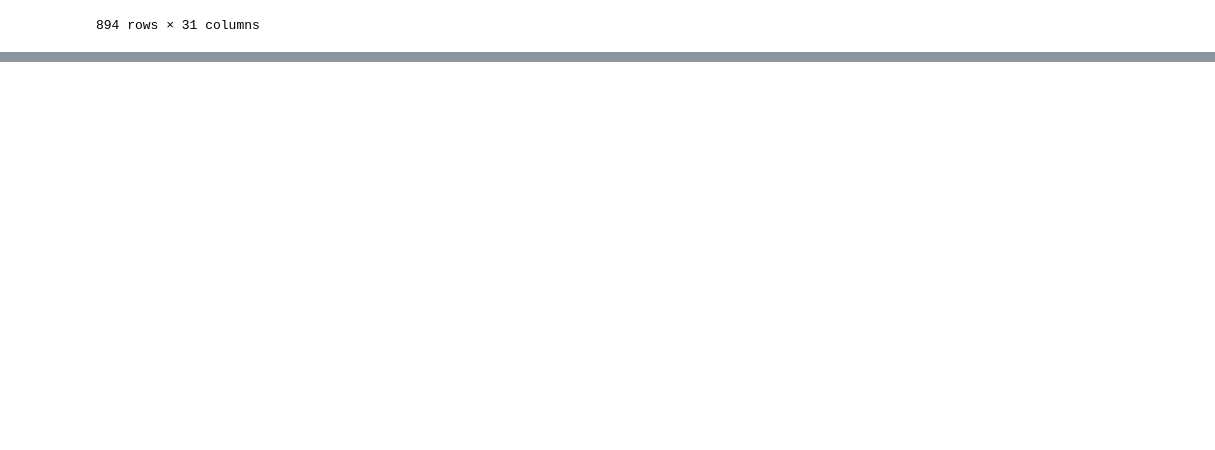
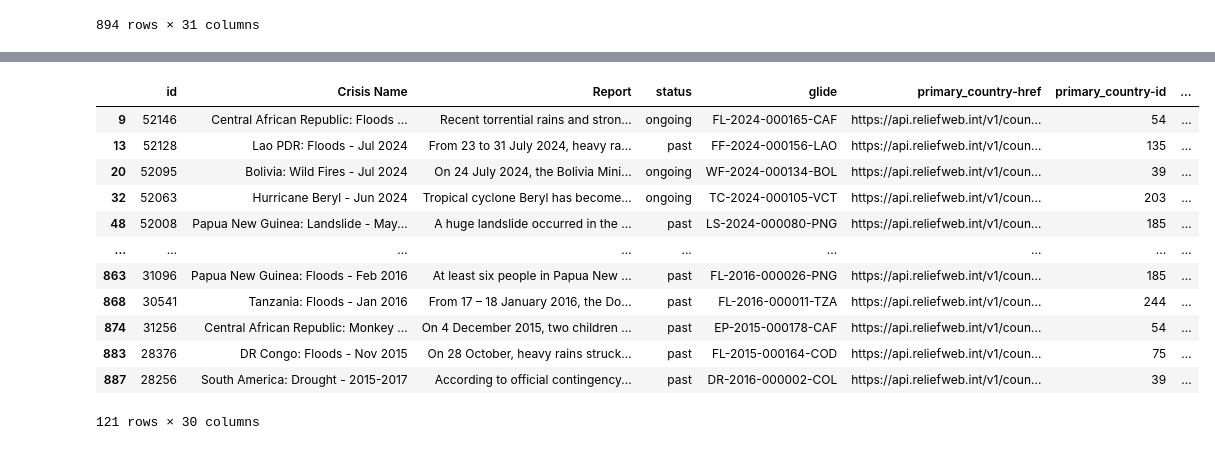
Before and after one commit to INFO3604-Project/DisasterOntology, a Jupyter notebook: dataset_cleaning/reliefweb_data_cleaning.ipynb, the cells around one changed output, grey strips where cells are left out. Saved outputs shown, nothing was run; the diff lists cells and outputs as text; code cells hidden in the pictures; blank space fills up the shorter version.

```diff
--- a/dataset_cleaning/reliefweb_data_cleaning.ipynb
+++ b/dataset_cleaning/reliefweb_data_cleaning.ipynb
@@ -19,0 +121,16 @@ df
+# %%
+df[df['primary_country-name'] != df['primary_country-shortname']]
+# %% [output]
+|  | id | Crisis Name | Report | status | glide | primary_country-href | primary_country-id | ... |
+| 9 | 52146 | Central African Republic: Floods ... | Recent torrential rains and stron... | ongoing | FL-2024-000165-CAF | https://api.reliefweb.int/v1/coun... | 54 | ... |
+| 13 | 52128 | Lao PDR: Floods - Jul 2024 | From 23 to 31 July 2024, heavy ra... | past | FF-2024-000156-LAO | https://api.reliefweb.int/v1/coun... | 135 | ... |
+| 20 | 52095 | Bolivia: Wild Fires - Jul 2024 | On 24 July 2024, the Bolivia Mini... | ongoing | WF-2024-000134-BOL | https://api.reliefweb.int/v1/coun... | 39 | ... |
+| 32 | 52063 | Hurricane Beryl - Jun 2024 | Tropical cyclone Beryl has become... | ongoing | TC-2024-000105-VCT | https://api.reliefweb.int/v1/coun... | 203 | ... |
+| 48 | 52008 | Papua New Guinea: Landslide - May... | A huge landslide occurred in the ... | past | LS-2024-000080-PNG | https://api.reliefweb.int/v1/coun... | 185 | ... |
+| ... | ... | ... | ... | ... | ... | ... | ... | ... |
+| 863 | 31096 | Papua New Guinea: Floods - Feb 2016 | At least six people in Papua New ... | past | FL-2016-000026-PNG | https://api.reliefweb.int/v1/coun... | 185 | ... |
+| 868 | 30541 | Tanzania: Floods - Jan 2016 | From 17 – 18 January 2016, the Do... | past | FL-2016-000011-TZA | https://api.reliefweb.int/v1/coun... | 244 | ... |
+| 874 | 31256 | Central African Republic: Monkey ... | On 4 December 2015, two children ... | past | EP-2015-000178-CAF | https://api.reliefweb.int/v1/coun... | 54 | ... |
+| 883 | 28376 | DR Congo: Floods - Nov 2015 | On 28 October, heavy rains struck... | past | FL-2015-000164-COD | https://api.reliefweb.int/v1/coun... | 75 | ... |
+| 887 | 28256 | South America: Drought - 2015-2017 | According to official contingency... | past | DR-2016-000002-COL | https://api.reliefweb.int/v1/coun... | 39 | ... |
+121 rows × 30 columns
```
Also changed, not shown: parts of 14 cells of this notebook, 2 other files.
